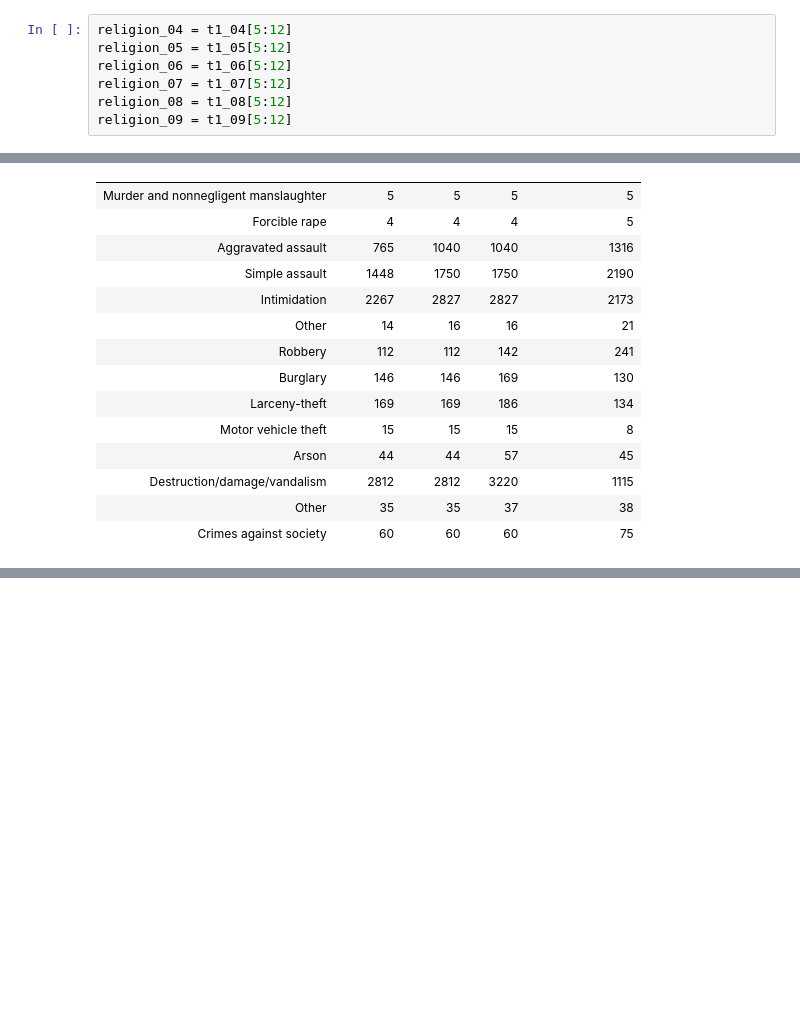
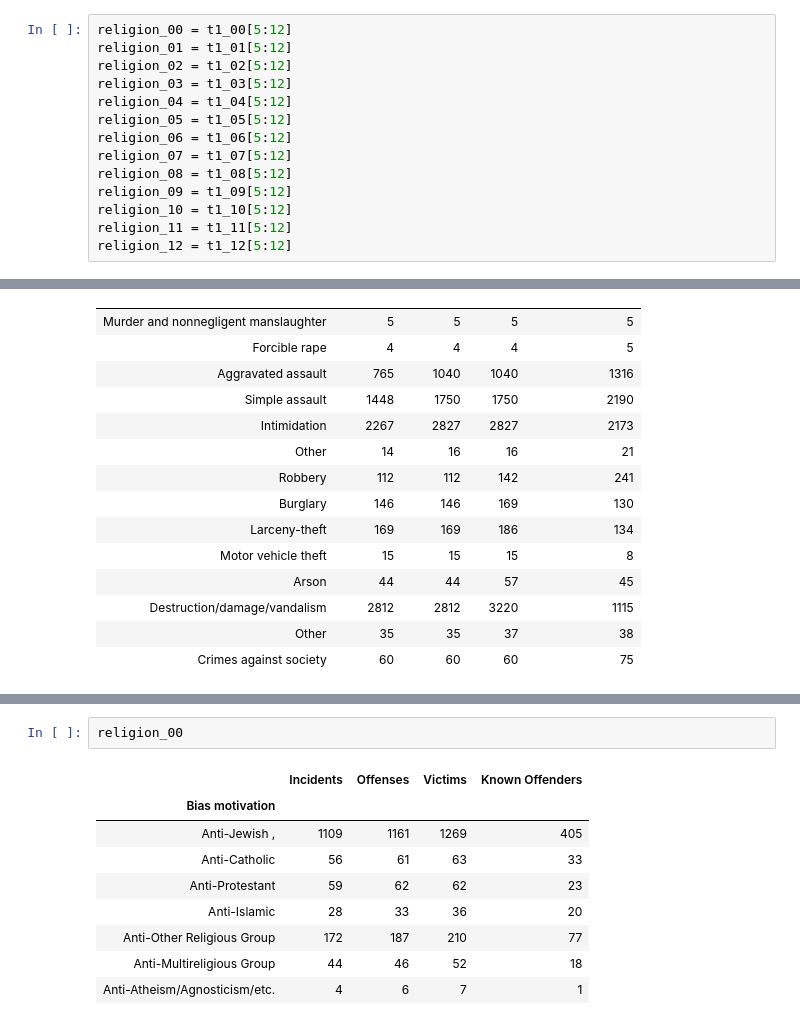
Before and after one commit to helenhc/Crime-Hate-Crime, a Jupyter notebook: tables 1 & 2.ipynb, the cells around one changed output, grey strips where cells are left out. Saved outputs shown, nothing was run; the diff lists cells and outputs as text; blank space fills up the shorter version.

```diff
--- a/tables 1 & 2.ipynb
+++ b/tables 1 & 2.ipynb
@@ -221,8 +228,15 @@ race_09 = t1_09[:5]
 # %%
+religion_00 = t1_00[5:12]
+religion_01 = t1_01[5:12]
+religion_02 = t1_02[5:12]
+religion_03 = t1_03[5:12]
 religion_04 = t1_04[5:12]
 religion_05 = t1_05[5:12]
 religion_06 = t1_06[5:12]
 religion_07 = t1_07[5:12]
 religion_08 = t1_08[5:12]
 religion_09 = t1_09[5:12]
+religion_10 = t1_10[5:12]
+religion_11 = t1_11[5:12]
+religion_12 = t1_12[5:12]
 # %%
@@ -281,0 +389,12 @@ t2_04
+# %%
+religion_00
+# %% [output]
+|  | Incidents | Offenses | Victims | Known Offenders |
+| Bias motivation |  |  |  |  |
+| Anti-Jewish , | 1109 | 1161 | 1269 | 405 |
+| Anti-Catholic | 56 | 61 | 63 | 33 |
+| Anti-Protestant | 59 | 62 | 62 | 23 |
+| Anti-Islamic | 28 | 33 | 36 | 20 |
+| Anti-Other Religious Group | 172 | 187 | 210 | 77 |
+| Anti-Multireligious Group | 44 | 46 | 52 | 18 |
+| Anti-Atheism/Agnosticism/etc. | 4 | 6 | 7 | 1 |
```
Also changed, not shown: parts of 21 cells of this notebook, 1 other file.
